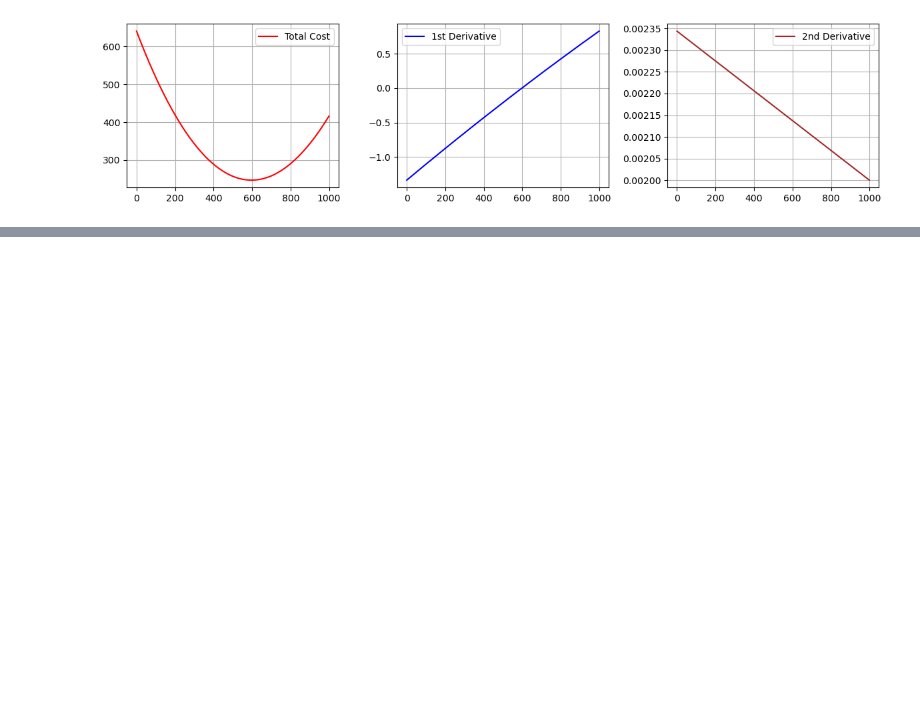
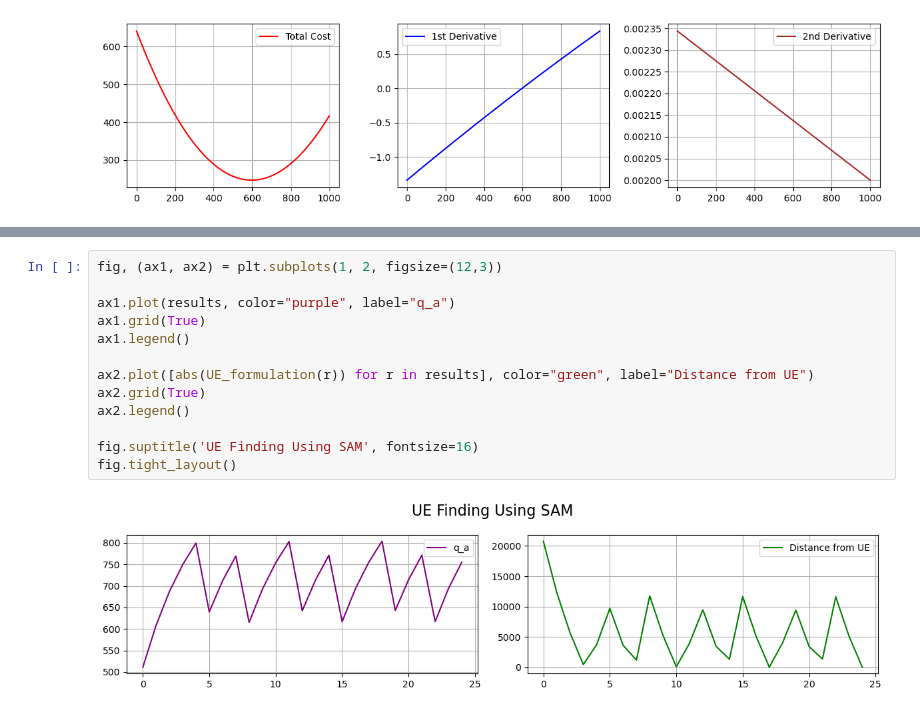
Before and after one commit to aonurakman/RL-Based-Mobility-Optimization, a Jupyter notebook: Analytical Solutions.ipynb, the cells around one changed output, grey strips where cells are left out. Saved outputs shown, nothing was run; the diff lists cells and outputs as text; blank space fills up the shorter version.

```diff
--- a/Analytical Solutions.ipynb
+++ b/Analytical Solutions.ipynb
@@ -144,0 +292,15 @@ round(newton_raphson(250, 1e-6, 1000))
+# %%
+fig, (ax1, ax2) = plt.subplots(1, 2, figsize=(12,3))
+
+ax1.plot(results, color="purple", label="q_a")
+ax1.grid(True)
+ax1.legend()
+
+ax2.plot([abs(UE_formulation(r)) for r in results], color="green", label="Distance from UE")
+ax2.grid(True)
+ax2.legend()
+
+fig.suptitle('UE Finding Using SAM', fontsize=16)
+fig.tight_layout()
+# %% [output]
+[figure, added]
```
Also changed, not shown: parts of 26 cells of this notebook.
